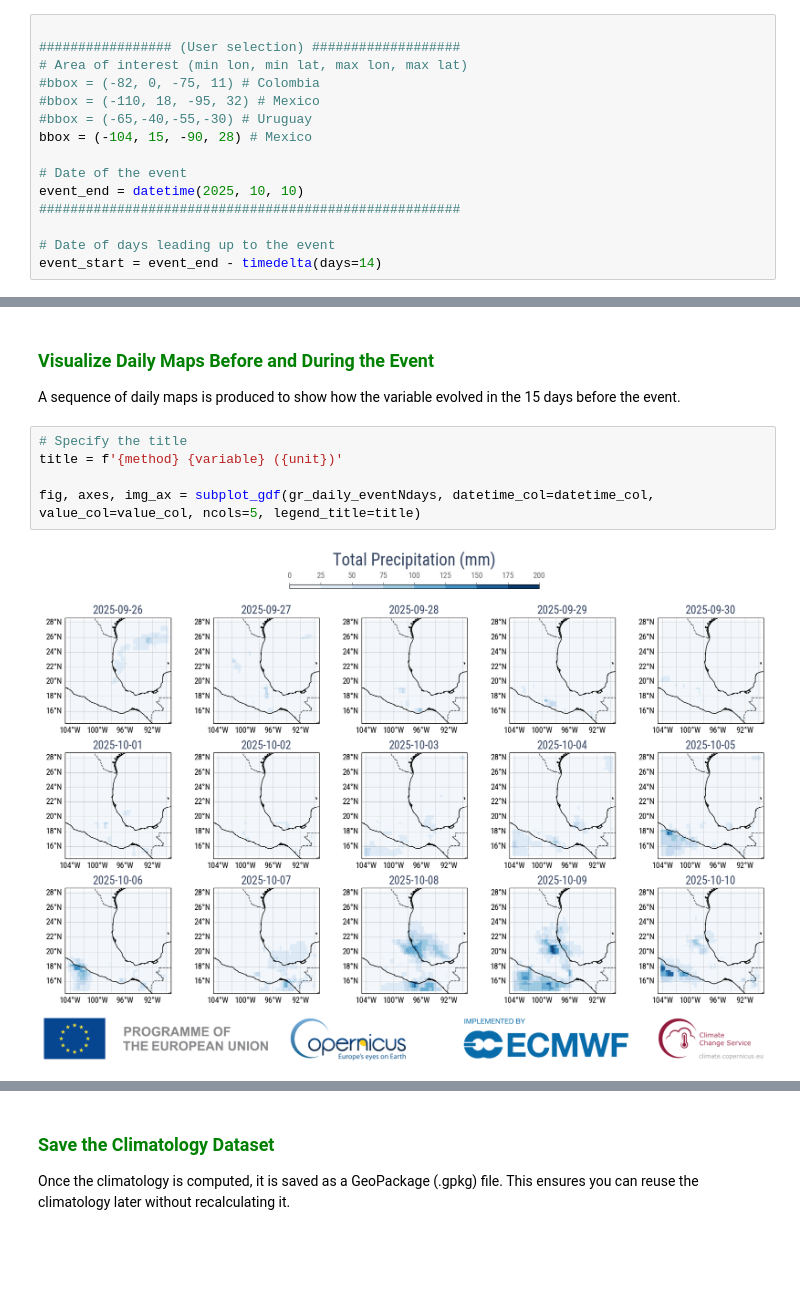
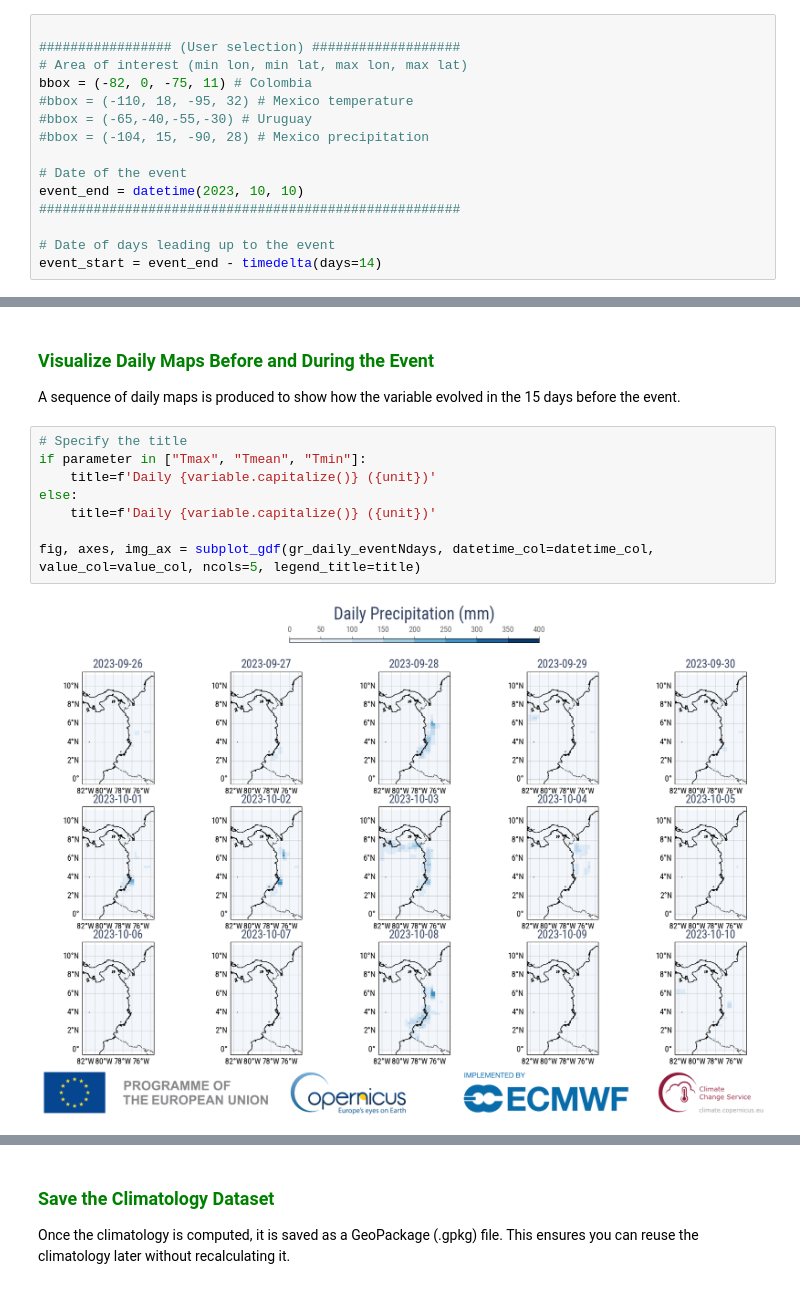
Before and after one commit to izpinto/c3s-451, a Jupyter notebook: library/C3S_EventDefinitionV2_daniel.ipynb, the cells around one changed output, grey strips where cells are left out. Saved outputs shown, nothing was run; the diff lists cells and outputs as text; blank space fills up the shorter version.

```diff
--- a/library/C3S_EventDefinitionV2_daniel.ipynb
+++ b/library/C3S_EventDefinitionV2_daniel.ipynb
@@ -104,13 +83,13 @@ elif parameter == "Precipitation":
 
 ################# (User selection) ###################
 # Area of interest (min lon, min lat, max lon, max lat)
-#bbox = (-82, 0, -75, 11) # Colombia
-#bbox = (-110, 18, -95, 32) # Mexico
+bbox = (-82, 0, -75, 11) # Colombia
+#bbox = (-110, 18, -95, 32) # Mexico temperature
 #bbox = (-65,-40,-55,-30) # Uruguay
-bbox = (-104, 15, -90, 28) # Mexico
+#bbox = (-104, 15, -90, 28) # Mexico precipitation
 
 # Date of the event
-event_end = datetime(2025, 10, 10)
+event_end = datetime(2023, 10, 10)
 ######################################################
 
 # Date of days leading up to the event
@@ -202,11 +176,14 @@ print(gr_daily_eventNdays)
 A sequence of daily maps is produced to show how the variable evolved in the 15 days before the event.
 # %%
 # Specify the title
-title = f'{method} {variable} ({unit})'
+if parameter in ["Tmax", "Tmean", "Tmin"]:
+    title=f'Daily {variable.capitalize()} ({unit})'
+else:
+    title=f'Daily {variable.capitalize()} ({unit})'
 
 fig, axes, img_ax = subplot_gdf(gr_daily_eventNdays, datetime_col=datetime_col, value_col=value_col, ncols=5, legend_title=title)
 # %% [output]
-[figure, old version]
+[figure, new version]
 # %% [markdown]
 ## 2.2.a.ii Compute and Visualize Event Anomalies
 In this step, we compare the observed event with the long-term conditions.
```
Also changed, not shown: parts of 45 cells of this notebook.
